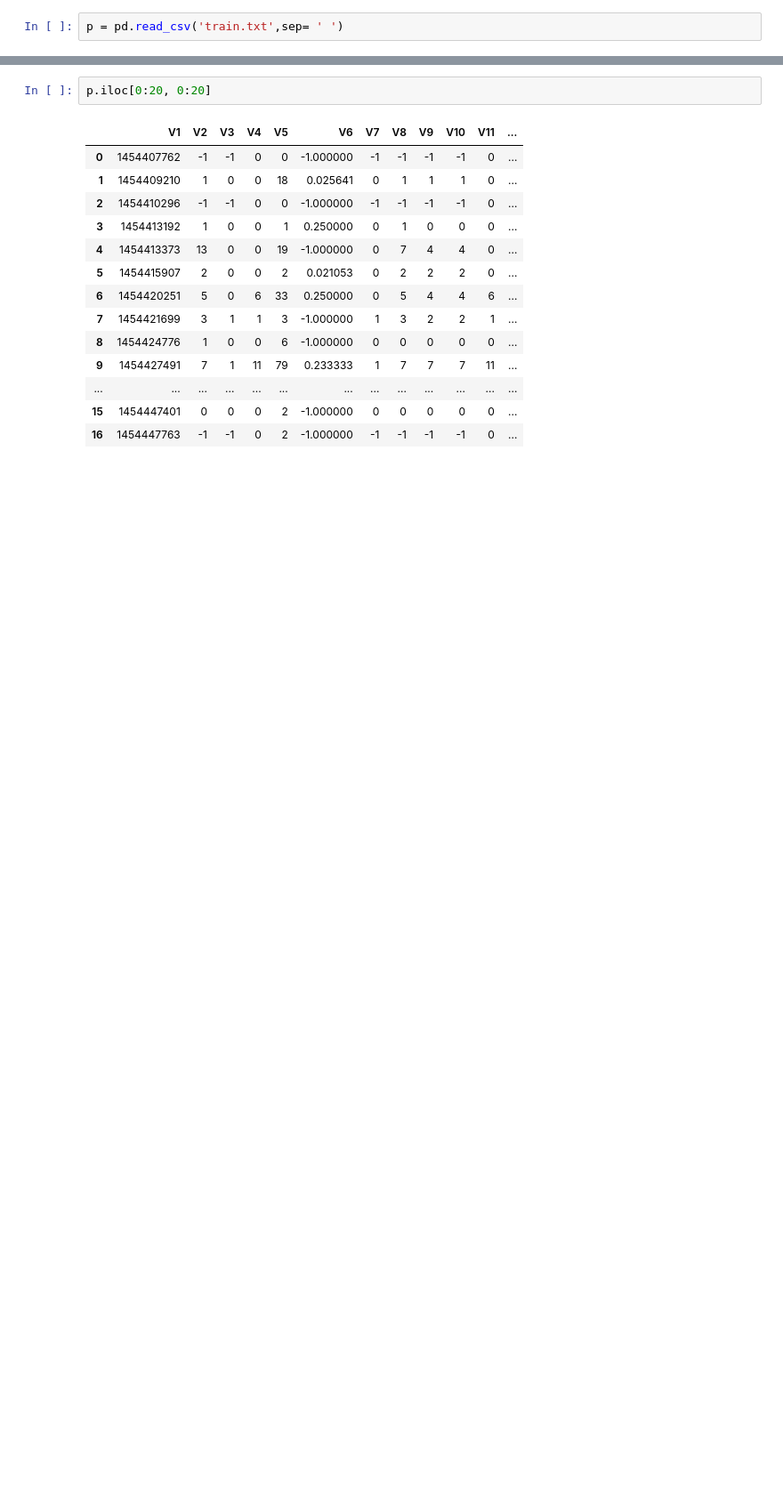
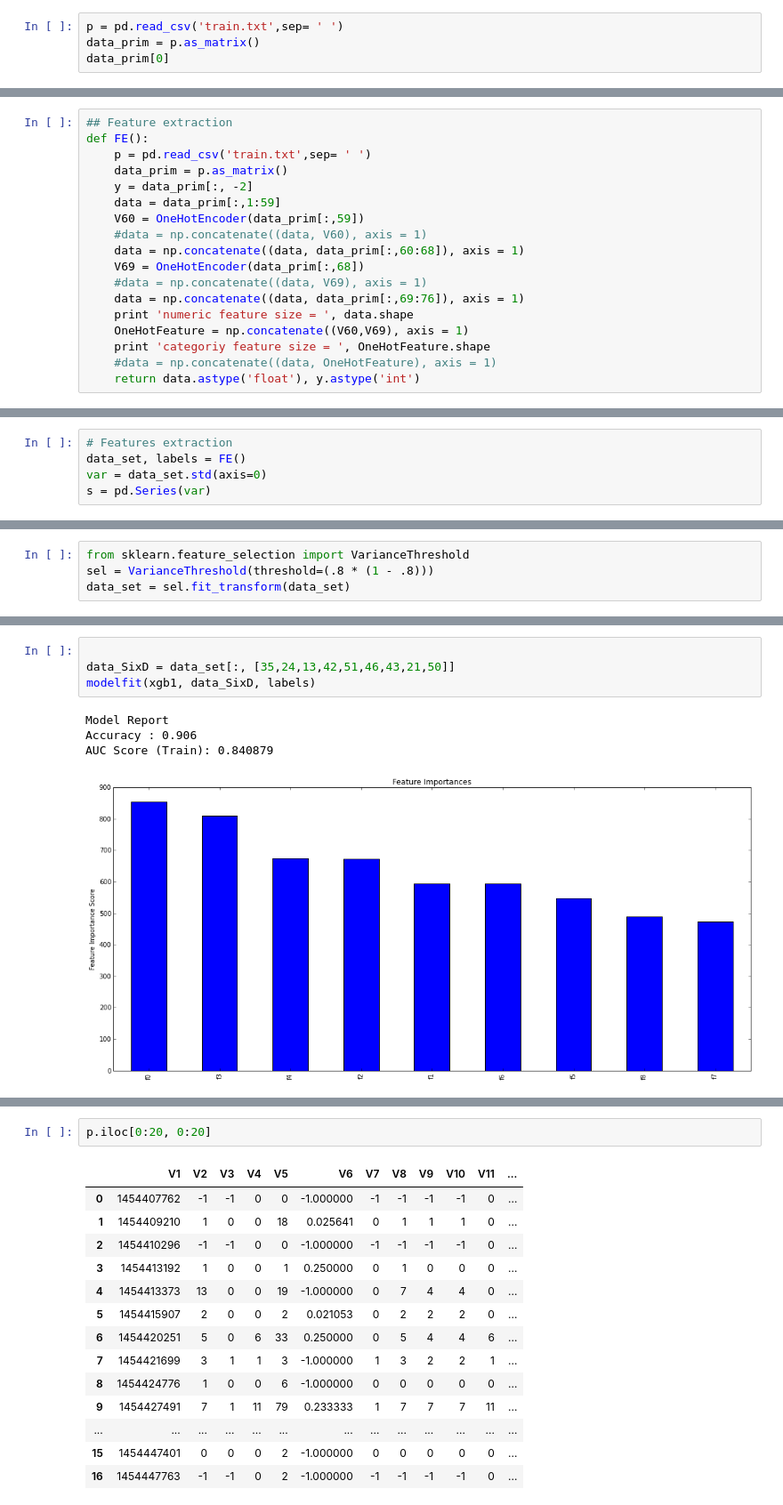
Before and after one commit to Matttteo/joinctrip, a Jupyter notebook: joinctrip.ipynb, the cells around one changed output, grey strips where cells are left out. Shown: that part at 89% size. Drawn from its saved outputs; the diff is of its cells as text; blank space fills up the shorter version.

```diff
--- a/joinctrip.ipynb
+++ b/joinctrip.ipynb
@@ -6,2 +20,4 @@ import matplotlib.pyplot as plt
 # %%
 p = pd.read_csv('train.txt',sep= ' ')
+data_prim = p.as_matrix()
+data_prim[0]
@@ -7,0 +32,18 @@ p = pd.read_csv('train.txt',sep= ' ')
+# %%
+## Feature extraction
+def FE():
+    p = pd.read_csv('train.txt',sep= ' ')
+    data_prim = p.as_matrix()
+    y = data_prim[:, -2]
+    data = data_prim[:,1:59]
+    V60 = OneHotEncoder(data_prim[:,59])
+    #data = np.concatenate((data, V60), axis = 1)
+    data = np.concatenate((data, data_prim[:,60:68]), axis = 1)
+    V69 = OneHotEncoder(data_prim[:,68])
+    #data = np.concatenate((data, V69), axis = 1)
+    data = np.concatenate((data, data_prim[:,69:76]), axis = 1)
+    print 'numeric feature size = ', data.shape
+    OneHotFeature = np.concatenate((V60,V69), axis = 1)
+    print 'categoriy feature size = ', OneHotFeature.shape
+    #data = np.concatenate((data, OneHotFeature), axis = 1)
+    return data.astype('float'), y.astype('int')
@@ -7,0 +193,5 @@ p = pd.read_csv('train.txt',sep= ' ')
+# %%
+# Features extraction
+data_set, labels = FE()
+var = data_set.std(axis=0)
+s = pd.Series(var)
@@ -7,0 +207,4 @@ p = pd.read_csv('train.txt',sep= ' ')
+# %%
+from sklearn.feature_selection import VarianceThreshold
+sel = VarianceThreshold(threshold=(.8 * (1 - .8)))
+data_set = sel.fit_transform(data_set)
@@ -7,0 +257,9 @@ p = pd.read_csv('train.txt',sep= ' ')
+# %%
+
+data_SixD = data_set[:, [35,24,13,42,51,46,43,21,50]]
+modelfit(xgb1, data_SixD, labels)
+# %% [output]
+Model Report
+Accuracy : 0.906
+AUC Score (Train): 0.840879
+[figure, added]
```
Also changed, not shown: parts of 59 cells of this notebook, 3 other files.
